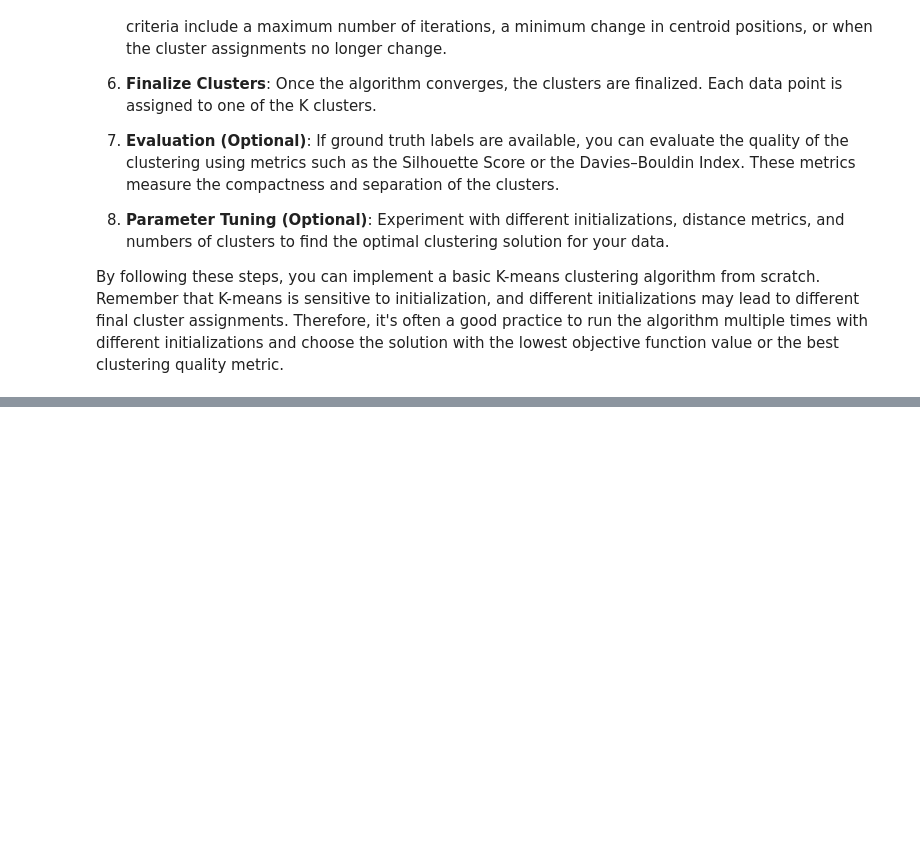
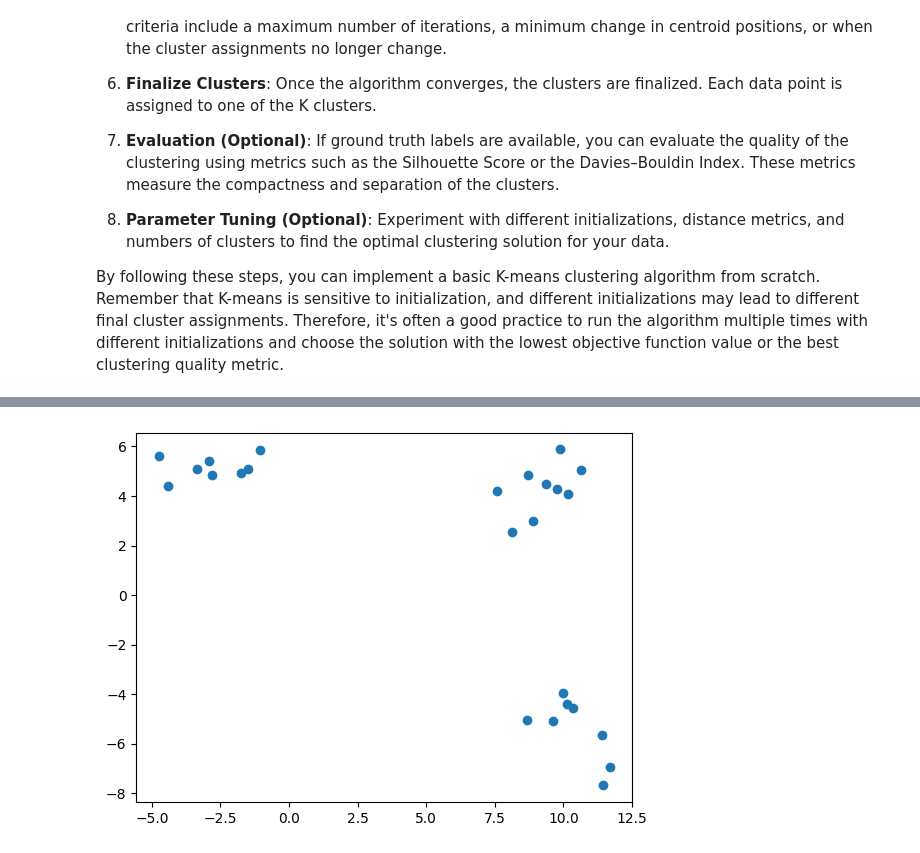
Before and after one commit to ivonnerubio/K-Means, a Jupyter notebook: K_Means_Clustering-2.ipynb, the cells around one changed output, grey strips where cells are left out. Saved outputs shown, nothing was run; the diff lists cells and outputs as text; code cells hidden in the pictures; blank space fills up the shorter version.

```diff
--- a/K_Means_Clustering-2.ipynb
+++ b/K_Means_Clustering-2.ipynb
@@ -245,0 +329,8 @@ closest_point_y = y[index]
+# %%
+n_samples = 25
+n_clusters = 3
+X,y = make_blobs(n_samples = n_samples,n_features = 2,centers = n_clusters,random_state = 24)
+plt.scatter(X[:,0],X[:,1])
+plt.show()
+# %% [output]
+[figure, added]
```
Also changed, not shown: parts of 23 cells of this notebook, 1 other file.
